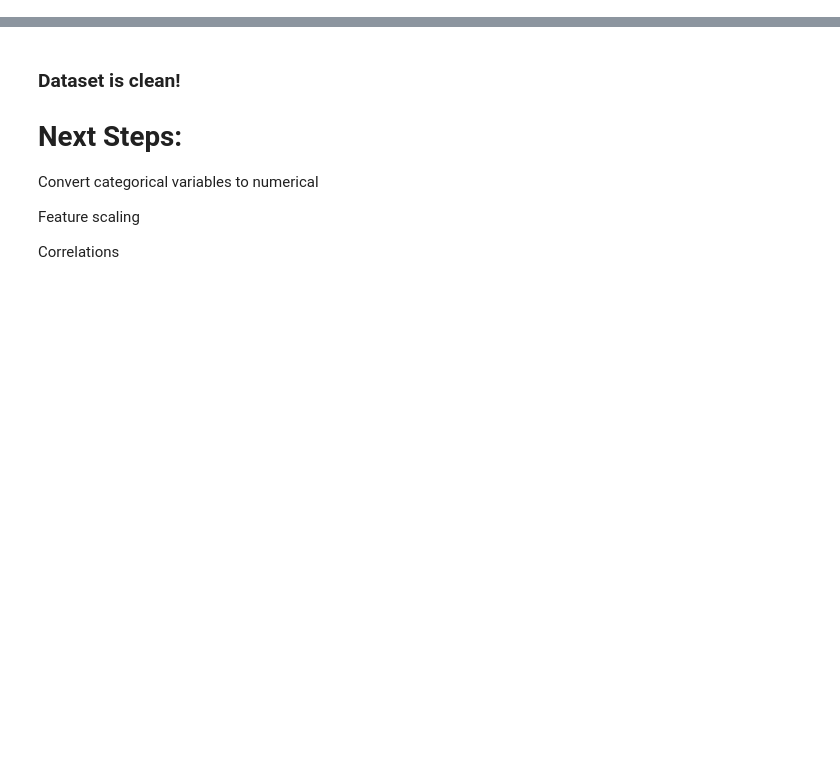
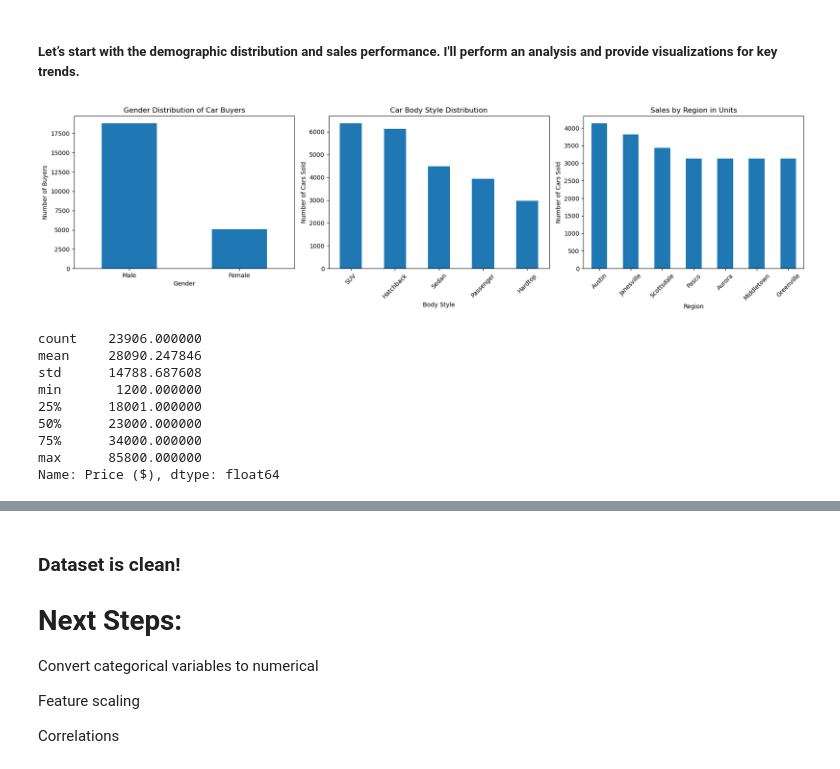
Before and after one commit to sijiao-liu/customer-car-prediction, a Jupyter notebook: code/data processing.ipynb, the cells around one changed output, grey strips where cells are left out. Saved outputs shown, nothing was run; the diff lists cells and outputs as text; code cells hidden in the pictures; blank space fills up the shorter version.

```diff
--- a/code/data processing.ipynb
+++ b/code/data processing.ipynb
@@ -101,0 +120,41 @@ dtype: int64
+# %% [markdown]
+##### Let’s start with the demographic distribution and sales performance. I'll perform an analysis and provide visualizations for key trends.
+# %%
+# Plot all three graphs in one row using subplots
+fig, axes = plt.subplots(1, 3, figsize=(18, 5))
+
+# Gender Distribution
+gender_counts.plot(kind='bar', ax=axes[0], title="Gender Distribution of Car Buyers")
+axes[0].set_xlabel("Gender")
+axes[0].set_ylabel("Number of Buyers")
+axes[0].set_xticks(range(len(gender_counts.index)), labels=gender_counts.index, rotation=0)
+
+# Car Body Style Distribution
+body_style_counts.plot(kind='bar', ax=axes[1], title="Car Body Style Distribution")
+axes[1].set_xlabel("Body Style")
+axes[1].set_ylabel("Number of Cars Sold")
+axes[1].set_xticks(range(len(body_style_counts.index)), labels=body_style_counts.index, rotation=45)
+
+# Regional Sales Distribution
+region_counts.plot(kind='bar', ax=axes[2], title="Sales by Region in Units")
+axes[2].set_xlabel("Region")
+axes[2].set_ylabel("Number of Cars Sold")
+axes[2].set_xticks(range(len(region_counts.index)), labels=region_counts.index, rotation=45)
+
+# Adjust layout for better display
+plt.tight_layout()
+plt.show()
+
+# Display price statistics
+price_stats
+# %% [output]
+[figure, added]
+count    23906.000000
+mean     28090.247846
+std      14788.687608
+min       1200.000000
+25%      18001.000000
+50%      23000.000000
+75%      34000.000000
+max      85800.000000
+Name: Price ($), dtype: float64
```
Also changed, not shown: parts of 31 cells of this notebook, 9 other files.
